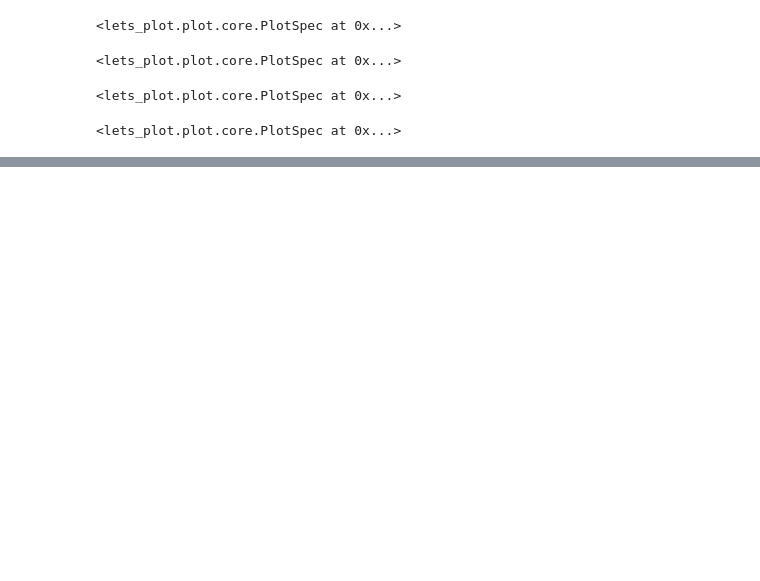
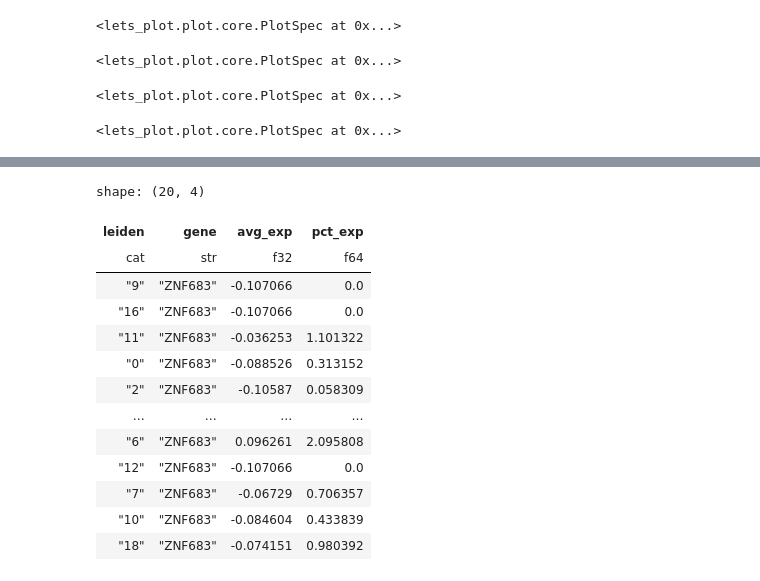
Before and after one commit to datavil/cellestial, a Jupyter notebook: notebooks/features/dotplot4.ipynb, the cells around one changed output, grey strips where cells are left out. Drawn from its saved outputs; the diff is of its cells as text; code cells hidden in the pictures; blank space fills up the shorter version.

```diff
--- a/notebooks/features/dotplot4.ipynb
+++ b/notebooks/features/dotplot4.ipynb
@@ -259,0 +377,4 @@ p.show()
+# %%
+f.sort(pl.col("leiden").cast(pl.String).cast(pl.Int64)).select("leiden").unique(
+    maintain_order=True
+)
@@ -259,0 +396,23 @@ p.show()
+# %%
+temp_frame = (
+    f.with_columns(pl.col("leiden").cast(pl.String).cast(pl.Int64))
+    .sort("leiden")
+    .with_columns(pl.col("leiden").cast(pl.String).cast(pl.Categorical))
+)
+# %%
+temp_frame.unique("leiden")
+# %% [output]
+shape: (20, 4)
+| leiden | gene | avg_exp | pct_exp |
+| cat | str | f32 | f64 |
+| "9" | "ZNF683" | -0.107066 | 0.0 |
+| "16" | "ZNF683" | -0.107066 | 0.0 |
+| "11" | "ZNF683" | -0.036253 | 1.101322 |
+| "0" | "ZNF683" | -0.088526 | 0.313152 |
+| "2" | "ZNF683" | -0.10587 | 0.058309 |
+| … | … | … | … |
+| "6" | "ZNF683" | 0.096261 | 2.095808 |
+| "12" | "ZNF683" | -0.107066 | 0.0 |
+| "7" | "ZNF683" | -0.06729 | 0.706357 |
+| "10" | "ZNF683" | -0.084604 | 0.433839 |
+| "18" | "ZNF683" | -0.074151 | 0.980392 |
```
Also changed, not shown: parts of 19 cells of this notebook, 1 other file.
